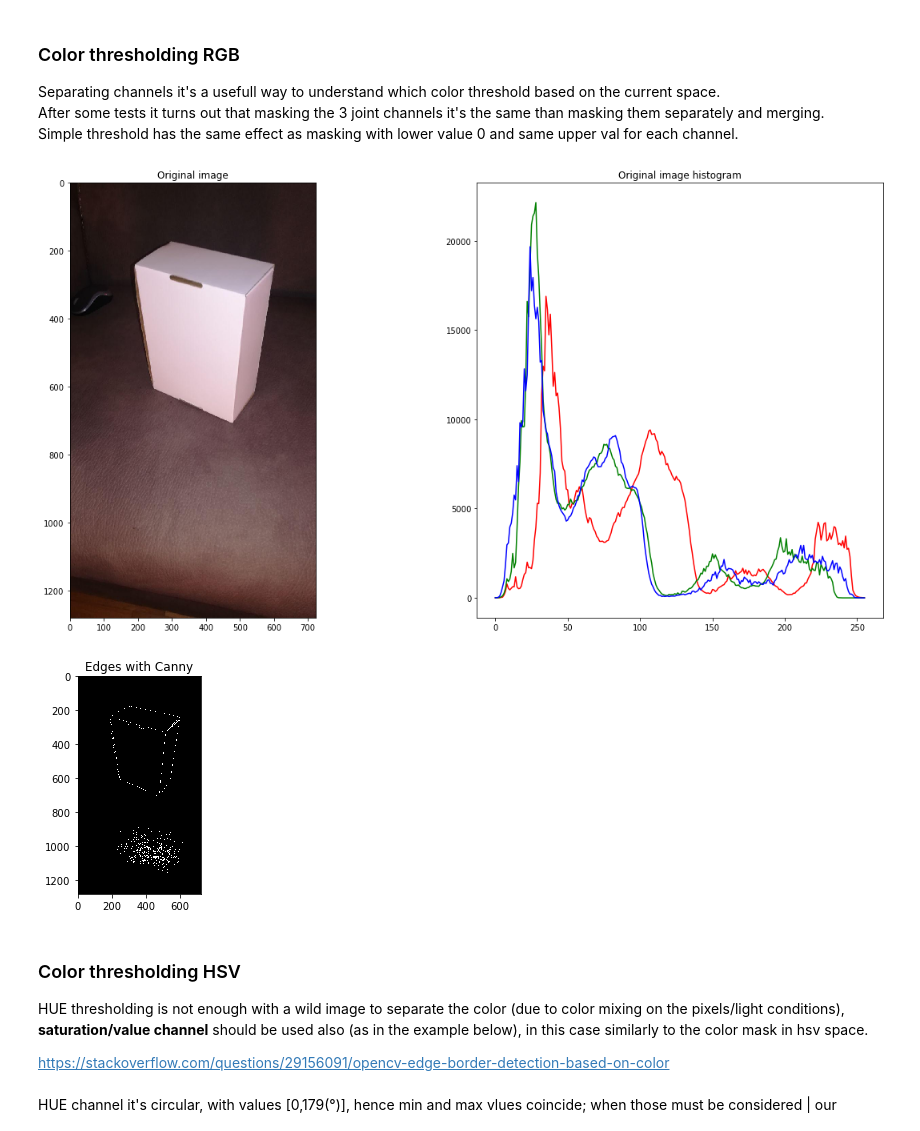
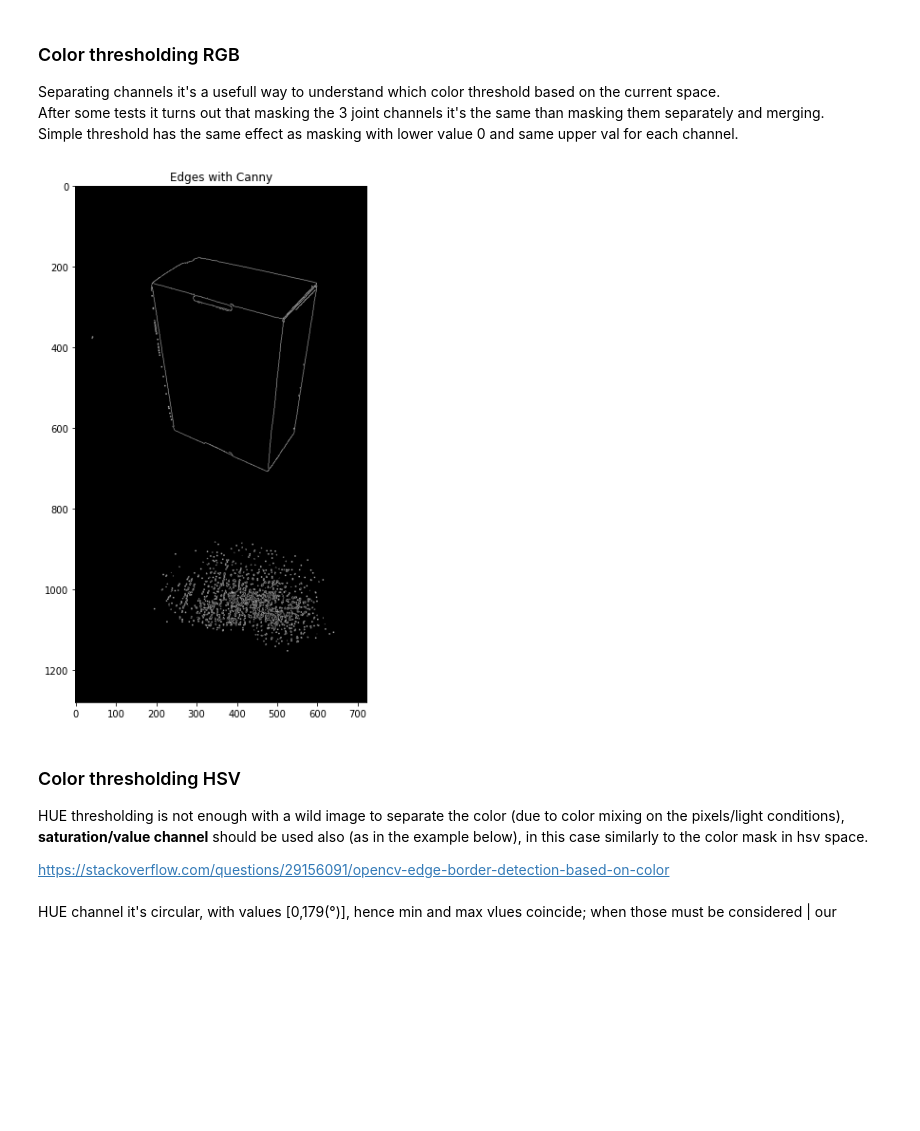
Before and after one commit to Cangio/CV-Alma-X, a Jupyter notebook: 1-box/background-remotion/colors_n_masking.ipynb, the cells around one changed output. Drawn from its saved outputs; the diff is of its cells as text; code cells hidden in the pictures; blank space fills up the shorter version.

```diff
--- a/1-box/background-remotion/colors_n_masking.ipynb
+++ b/1-box/background-remotion/colors_n_masking.ipynb
@@ -32,7 +32,9 @@ Simple threshold has the same effect as masking with lower value 0 and same uppe
 
 # Debug - set 1 to show intermediate results
 debhsv = 0
+debhist=0
 debresult = 0
+debmask=0
 debcanny = 1
 
 # Load test image and convert it to RGB (default for cv is BGR)
@@ -51,44 +53,47 @@ histr,_ = np.histogram(imager, 256, [0,256])#may use imager.flatten()
 histg,_ = np.histogram(imageg, 256, [0,256])
 histb,_ = np.histogram(imageb, 256, [0,256])
 
-plt.subplot(1,2,2)
-plt.plot(histr, color = 'r')
-plt.plot(histg, color = 'g')
-plt.plot(histb, color = 'b')
-plt.title("Original image histogram")
-plt.show()
+if debhist:
+    plt.subplot(1,2,2)
+    plt.plot(histr, color = 'r')
+    plt.plot(histg, color = 'g')
+    plt.plot(histb, color = 'b')
+    plt.title("Original image histogram")
+    plt.show()
 
 #channel merging
 #imagem=cv2.merge((rimage,gimage,bimage))
 
 ##green = np.uint8([[[0,255,0 ]]])
 ##hsv_green = cv2.cvtColor(green,cv2.COLOR_BGR2HSV)
 
 # Mask on the original image without channel separation
 wholelow = (0,0,0)
 wholehigh = (135,115,115)
 wholemask = cv2.bitwise_not(cv2.inRange(image,wholelow,wholehigh))#killmaskt
+if debmask:
+    plt.imshow(wholemask,cmap='gray')
+    plt.show()
 wholeimage = cv2.bitwise_and(image,image,mask=wholemask)
 if debresult:
     plt.imshow(cv2.cvtColor(wholeimage, cv2.COLOR_RGB2GRAY),cmap='gray')
     plt.show()
 
 ## if the lower value is zero, a simple thresholding can be applied
 ##_, threshr = cv2.threshold(imager, 135, 255, cv2.THRESH_BINARY),...
 ##rgb_thresh = cv2.merge((threshr,...))
 ##if values of threshold are the same, it's equal to
 ##_,rgb_thresh = cv2.threshold(image_rgb, thrval, 255, cv2.THRESH_BINARY)
 
 # Edges/contours on the masked image
 filterparam = (100,20,0)
 imagedges = cv2.Canny(cv2.cvtColor(wholeimage, cv2.COLOR_RGB2GRAY), filterparam[0], filterparam[1], filterparam[2])
 if debcanny:
     plt.imshow(imagedges,cmap='gray')
     plt.title("Edges with Canny")
     plt.show()
 # %% [output]
-[figure, old version]
+[figure, new version]
-[figure, removed]
 # %% [markdown]
 ### Color thresholding HSV
 HUE thresholding is not enough with a wild image to separate the color (due to color mixing on the pixels/light conditions), **saturation/value channel** should be used also (as in the example below), in this case similarly to the color mask in hsv space.<br>
```
Also changed, not shown: parts of 1 cell of this notebook.
